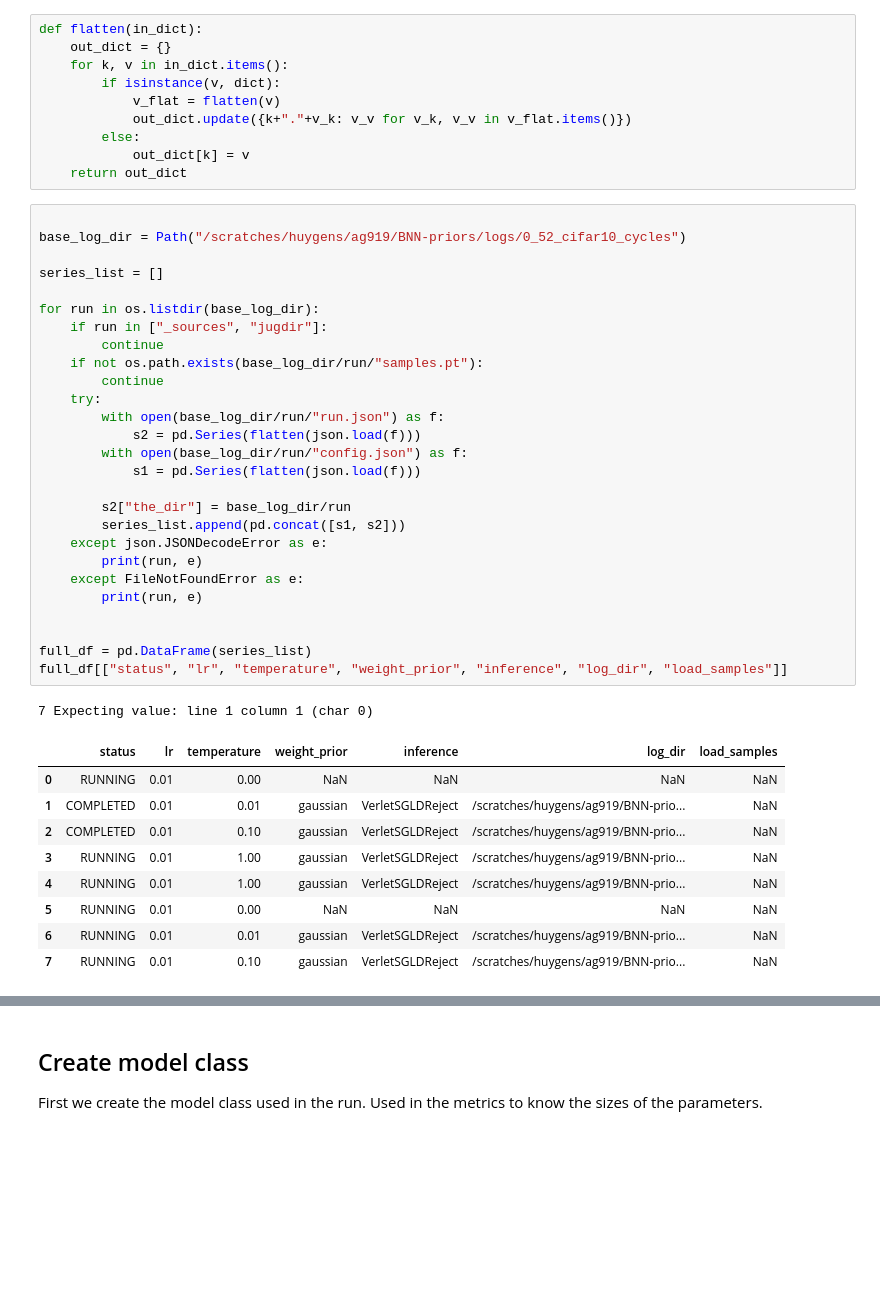
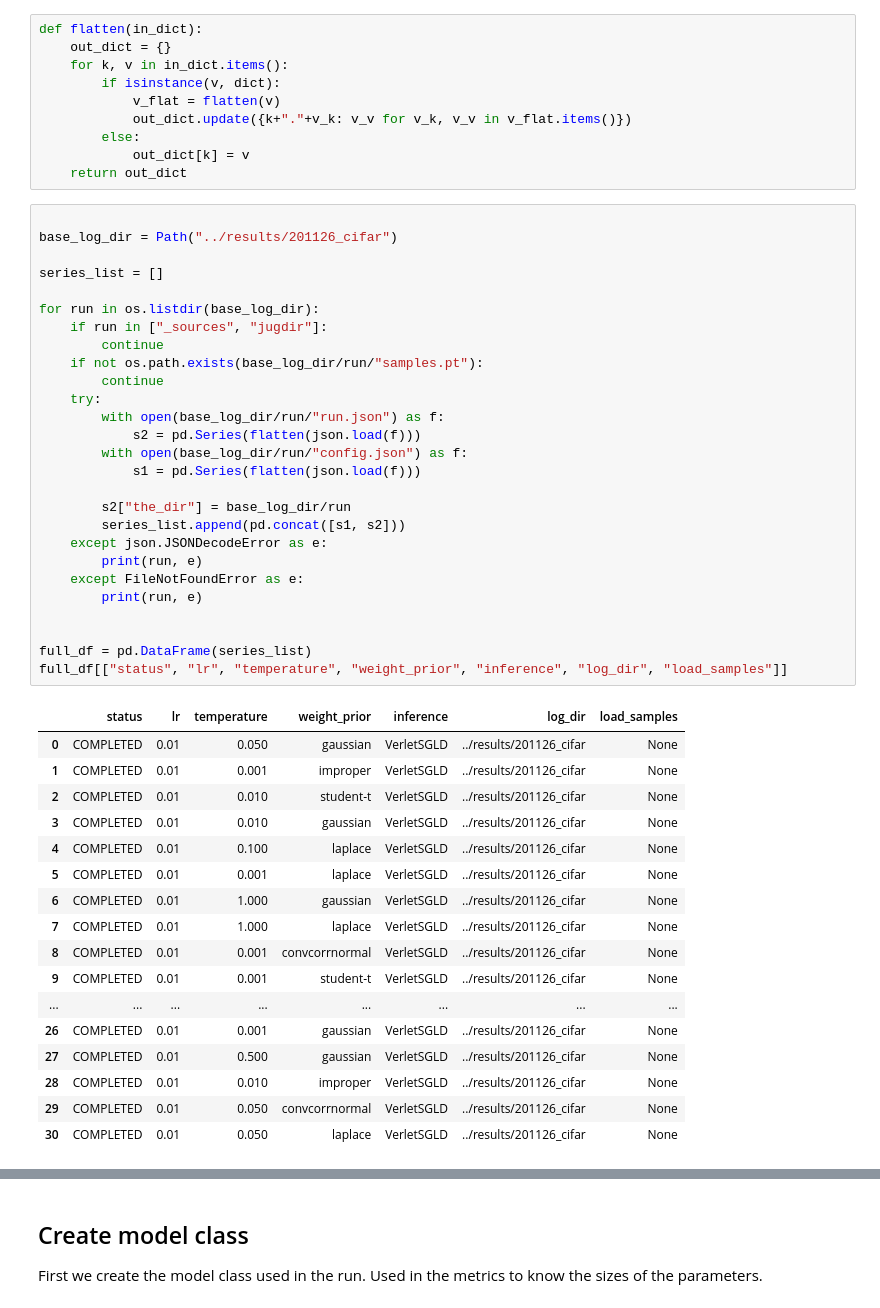
Before and after one commit to ratschlab/bnn_priors, a Jupyter notebook: experiments/3.3.7_mass_diagnostic_plot.ipynb, the cells around one changed output, grey strips where cells are left out. Saved outputs shown, nothing was run; the diff lists cells and outputs as text; blank space fills up the shorter version.

```diff
--- a/experiments/3.3.7_mass_diagnostic_plot.ipynb
+++ b/experiments/3.3.7_mass_diagnostic_plot.ipynb
@@ -24,42 +24,49 @@ def flatten(in_dict):
     return out_dict
 # %%
 
-base_log_dir = Path("/scratches/huygens/ag919/BNN-priors/logs/0_52_cifar10_cycles")
+base_log_dir = Path("../results/201126_cifar")
 
 series_list = []
 
 for run in os.listdir(base_log_dir):
     if run in ["_sources", "jugdir"]:
         continue
     if not os.path.exists(base_log_dir/run/"samples.pt"):
         continue
     try:
         with open(base_log_dir/run/"run.json") as f:
             s2 = pd.Series(flatten(json.load(f)))
         with open(base_log_dir/run/"config.json") as f:
             s1 = pd.Series(flatten(json.load(f)))
 
         s2["the_dir"] = base_log_dir/run
         series_list.append(pd.concat([s1, s2]))
     except json.JSONDecodeError as e:
         print(run, e)
     except FileNotFoundError as e:
         print(run, e)
 
 
 full_df = pd.DataFrame(series_list)
 full_df[["status", "lr", "temperature", "weight_prior", "inference", "log_dir", "load_samples"]]
 # %% [output]
-7 Expecting value: line 1 column 1 (char 0)
 |  | status | lr | temperature | weight_prior | inference | log_dir | load_samples |
-| 0 | RUNNING | 0.01 | 0.00 | NaN | NaN | NaN | NaN |
-| 1 | COMPLETED | 0.01 | 0.01 | gaussian | VerletSGLDReject | /scratches/huygens/ag919/BNN-prio... | NaN |
-| 2 | COMPLETED | 0.01 | 0.10 | gaussian | VerletSGLDReject | /scratches/huygens/ag919/BNN-prio... | NaN |
-| 3 | RUNNING | 0.01 | 1.00 | gaussian | VerletSGLDReject | /scratches/huygens/ag919/BNN-prio... | NaN |
-| 4 | RUNNING | 0.01 | 1.00 | gaussian | VerletSGLDReject | /scratches/huygens/ag919/BNN-prio... | NaN |
-| 5 | RUNNING | 0.01 | 0.00 | NaN | NaN | NaN | NaN |
-| 6 | RUNNING | 0.01 | 0.01 | gaussian | VerletSGLDReject | /scratches/huygens/ag919/BNN-prio... | NaN |
-| 7 | RUNNING | 0.01 | 0.10 | gaussian | VerletSGLDReject | /scratches/huygens/ag919/BNN-prio... | NaN |
+| 0 | COMPLETED | 0.01 | 0.050 | gaussian | VerletSGLD | ../results/201126_cifar | None |
+| 1 | COMPLETED | 0.01 | 0.001 | improper | VerletSGLD | ../results/201126_cifar | None |
+| 2 | COMPLETED | 0.01 | 0.010 | student-t | VerletSGLD | ../results/201126_cifar | None |
+| 3 | COMPLETED | 0.01 | 0.010 | gaussian | VerletSGLD | ../results/201126_cifar | None |
+| 4 | COMPLETED | 0.01 | 0.100 | laplace | VerletSGLD | ../results/201126_cifar | None |
+| 5 | COMPLETED | 0.01 | 0.001 | laplace | VerletSGLD | ../results/201126_cifar | None |
+| 6 | COMPLETED | 0.01 | 1.000 | gaussian | VerletSGLD | ../results/201126_cifar | None |
+| 7 | COMPLETED | 0.01 | 1.000 | laplace | VerletSGLD | ../results/201126_cifar | None |
+| 8 | COMPLETED | 0.01 | 0.001 | convcorrnormal | VerletSGLD | ../results/201126_cifar | None |
+| 9 | COMPLETED | 0.01 | 0.001 | student-t | VerletSGLD | ../results/201126_cifar | None |
+| ... | ... | ... | ... | ... | ... | ... | ... |
+| 26 | COMPLETED | 0.01 | 0.001 | gaussian | VerletSGLD | ../results/201126_cifar | None |
+| 27 | COMPLETED | 0.01 | 0.500 | gaussian | VerletSGLD | ../results/201126_cifar | None |
+| 28 | COMPLETED | 0.01 | 0.010 | improper | VerletSGLD | ../results/201126_cifar | None |
+| 29 | COMPLETED | 0.01 | 0.050 | convcorrnormal | VerletSGLD | ../results/201126_cifar | None |
+| 30 | COMPLETED | 0.01 | 0.050 | laplace | VerletSGLD | ../results/201126_cifar | None |
 # %%
 full_df = full_df[full_df["status"] != "FAILED"]
 full_df[["status", "model", "temperature", "weight_prior", "inference", "the_dir", "load_samples", "sampling_decay"]]
```
Also changed, not shown: parts of 7 cells of this notebook, 1 other file.
